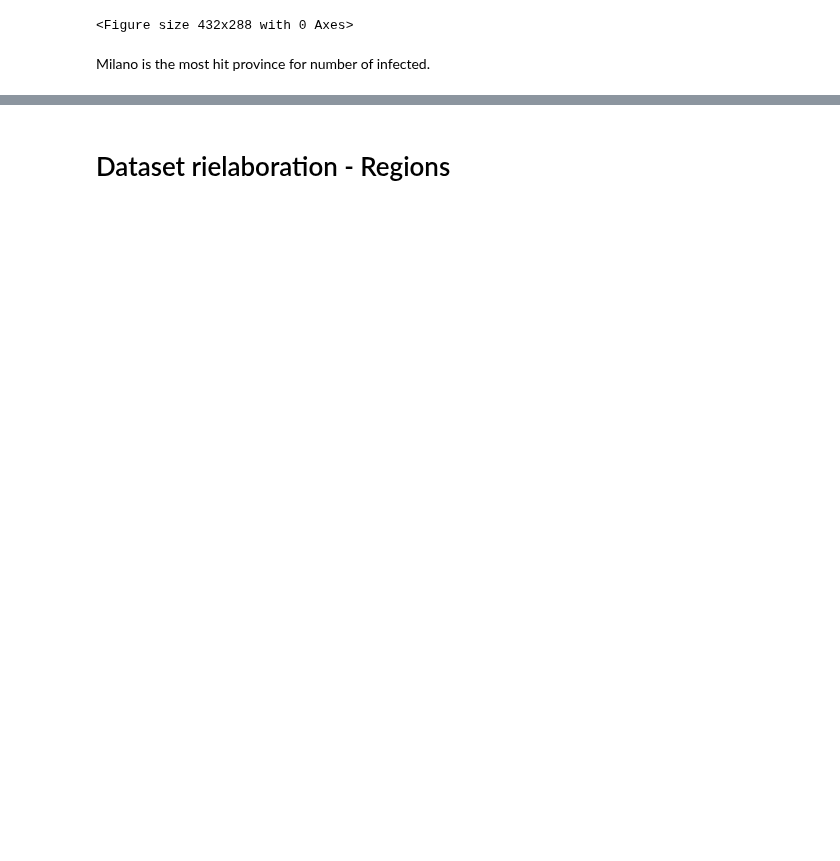
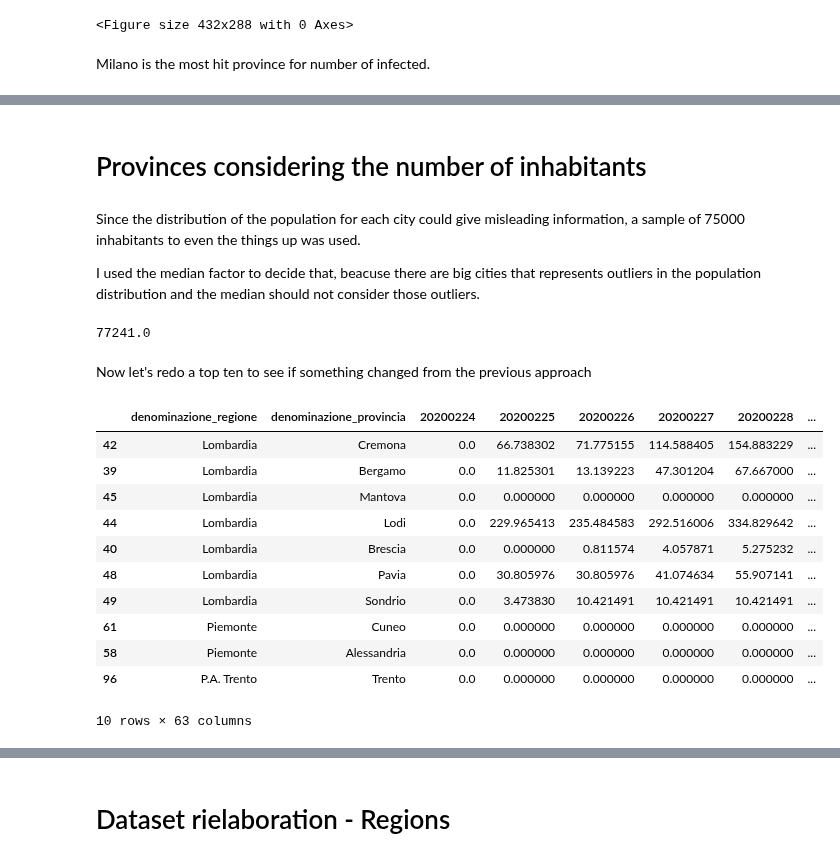
Before and after one commit to Mattia81/DataScienceForBusiness, a Jupyter notebook: Italy_analysis/Italy_analysis.ipynb, the cells around one changed output, grey strips where cells are left out. Cells and saved outputs as stored; diff of their text form; code cells hidden in the pictures; blank space fills up the shorter version.

```diff
--- a/Italy_analysis/Italy_analysis.ipynb
+++ b/Italy_analysis/Italy_analysis.ipynb
@@ -131,0 +159,31 @@ population_time_line_dataset.head()
+# %% [markdown]
+# Provinces considering the number of inhabitants
+# %% [markdown]
+Since the distribution of the population for each city could give misleading information, a sample of 75000 inhabitants to even the things up was used.
+
+I used the median factor to decide that, beacuse there are big cities that represents outliers in the population distribution and the median should not consider those outliers.
+# %%
+population_time_line_dataset['population'].median()
+# %% [output]
+77241.0
+# %% [markdown]
+Now let's redo a top ten to see if something changed from the previous approach
+# %%
+for i in range(2,len(population_time_line_dataset.columns)-1):
+    column=population_time_line_dataset.columns[i]
+    population_time_line_dataset[column]=(population_time_line_dataset[column]/population_time_line_dataset['population'])*75000
+
+population_time_line_dataset.sort_values(by=[str(yesterday).replace("-", "")],ascending=False)[:10]
+# %% [output]
+|  | denominazione_regione | denominazione_provincia | 20200224 | 20200225 | 20200226 | 20200227 | 20200228 | ... |
+| 42 | Lombardia | Cremona | 0.0 | 66.738302 | 71.775155 | 114.588405 | 154.883229 | ... |
+| 39 | Lombardia | Bergamo | 0.0 | 11.825301 | 13.139223 | 47.301204 | 67.667000 | ... |
+| 45 | Lombardia | Mantova | 0.0 | 0.000000 | 0.000000 | 0.000000 | 0.000000 | ... |
+| 44 | Lombardia | Lodi | 0.0 | 229.965413 | 235.484583 | 292.516006 | 334.829642 | ... |
+| 40 | Lombardia | Brescia | 0.0 | 0.000000 | 0.811574 | 4.057871 | 5.275232 | ... |
+| 48 | Lombardia | Pavia | 0.0 | 30.805976 | 30.805976 | 41.074634 | 55.907141 | ... |
+| 49 | Lombardia | Sondrio | 0.0 | 3.473830 | 10.421491 | 10.421491 | 10.421491 | ... |
+| 61 | Piemonte | Cuneo | 0.0 | 0.000000 | 0.000000 | 0.000000 | 0.000000 | ... |
+| 58 | Piemonte | Alessandria | 0.0 | 0.000000 | 0.000000 | 0.000000 | 0.000000 | ... |
+| 96 | P.A. Trento | Trento | 0.0 | 0.000000 | 0.000000 | 0.000000 | 0.000000 | ... |
+10 rows × 63 columns
```
Also changed, not shown: parts of 63 cells of this notebook, 1 other file.
